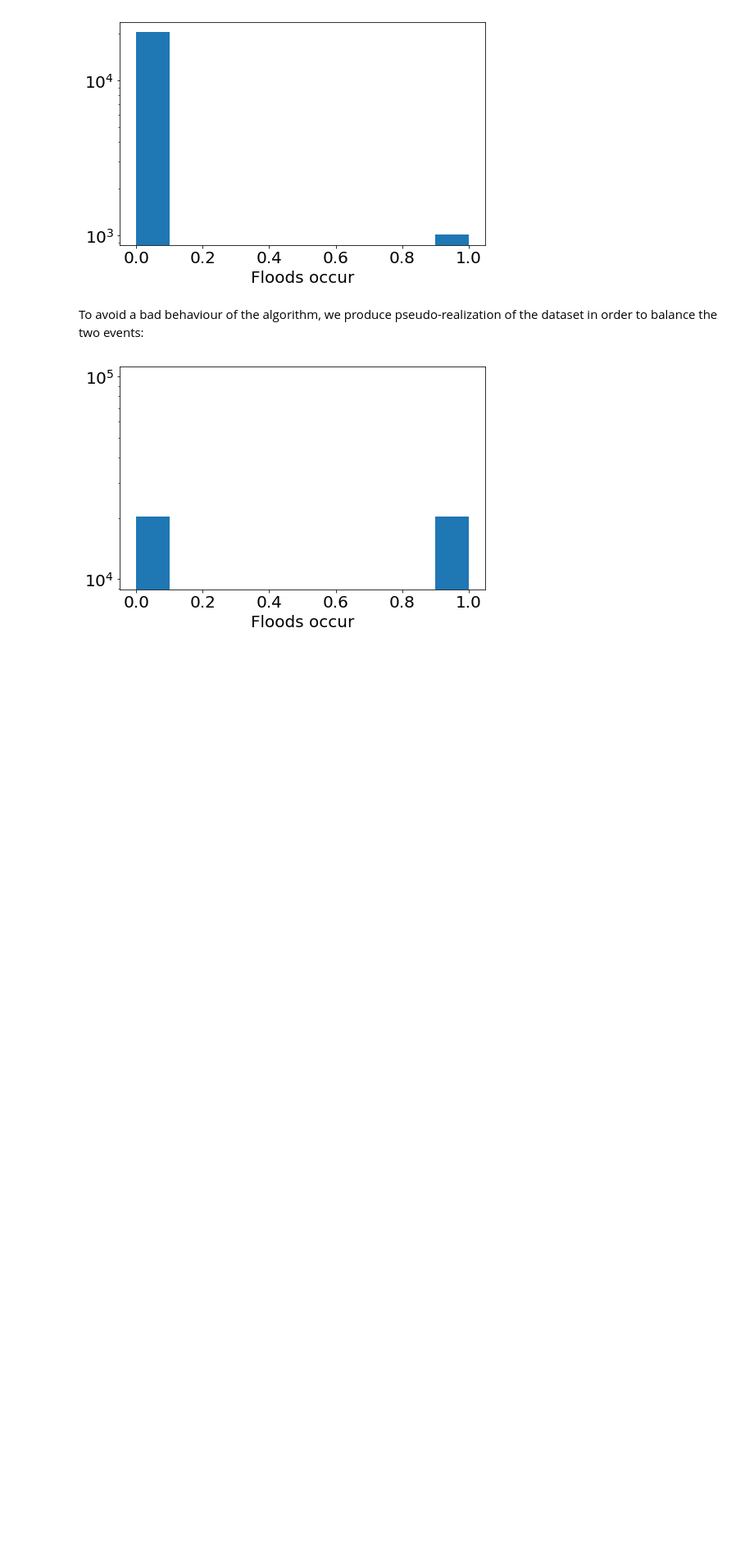
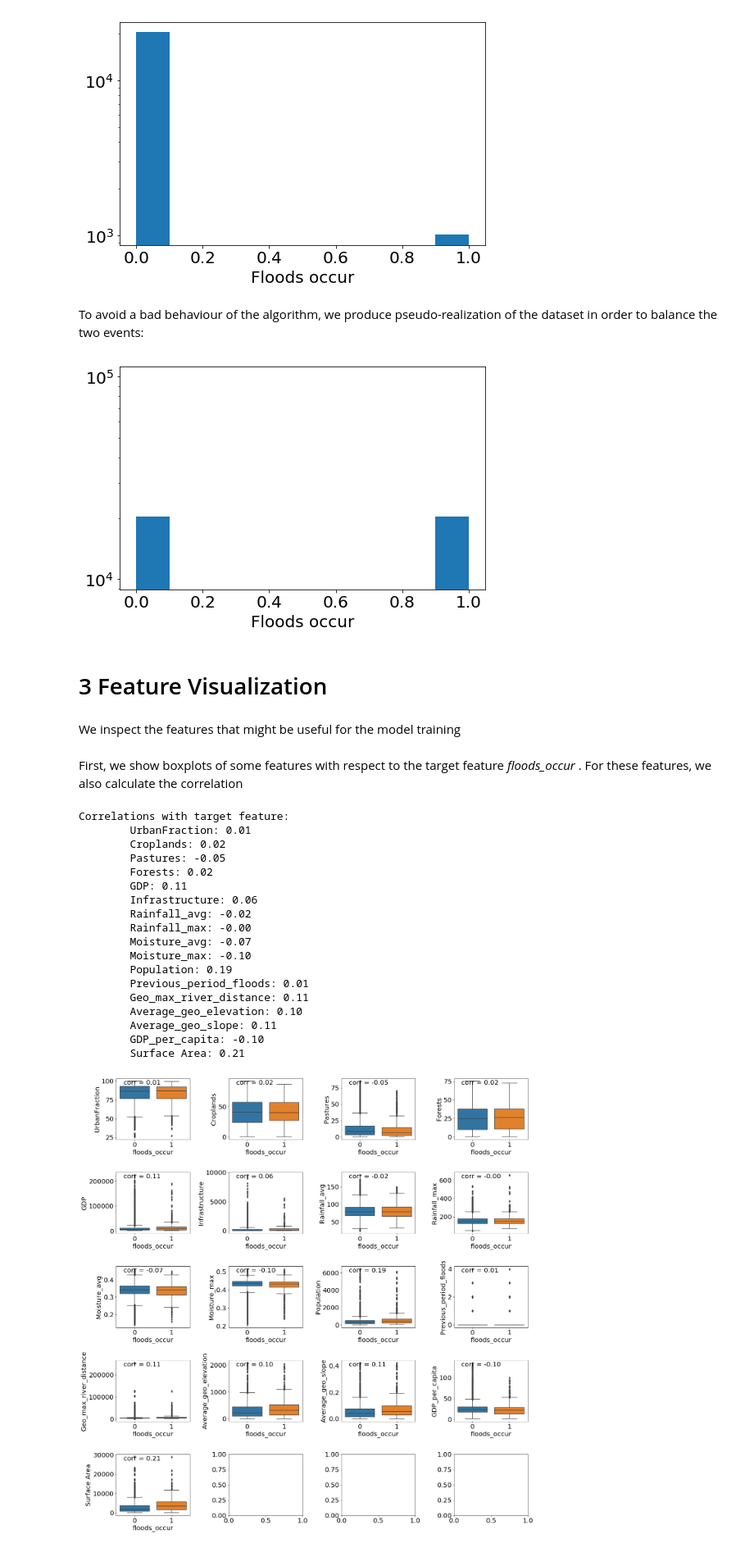
Before and after one commit to flucarelli94/MachineLearning_projects, a Jupyter notebook: Floods/Analysis.ipynb, the cells around one changed output. Shown: that part at 82% size. Cells and saved outputs as stored; diff of their text form; code cells hidden in the pictures; blank space fills up the shorter version.

Commit message:
Adding feature visualization and selection

```diff
--- a/Floods/Analysis.ipynb
+++ b/Floods/Analysis.ipynb
@@ -279,3 +279,53 @@ plt.xlabel('Floods occur')
 plt.show()
 # %% [output]
 [figure]
+# %% [markdown]
+# 3 Feature Visualization
+# %% [markdown]
+We inspect the features that might be useful for the model training
+# %% [markdown]
+First, we show boxplots of some features with respect to the target feature _floods_occur_ . For these features, we also calculate the correlation
+# %%
+matplotlib.rcParams["font.size"] = 20
+nrows, ncols = 5, 4
+fig, axs = plt.subplots(nrows=nrows, ncols=ncols, figsize=(20, 20))
+
+selected_features = ['UrbanFraction', 'Croplands', 'Pastures', 'Forests', 'GDP',
+             'Infrastructure', 'Rainfall_avg', 'Rainfall_max', 'Moisture_avg', 'Moisture_max',
+             'Population', 'Previous_period_floods', 'Geo_max_river_distance',
+             'Average_geo_elevation', 'Average_geo_slope', 'GDP_per_capita', 'Surface Area'
+            ]
+
+print('Correlations with target feature:')
+for ifeat, feat in enumerate(selected_features):
+    # find row and column of subplots
+    row = int(ifeat/ncols)
+    col = ifeat%ncols
+    # make boxplot
+    sns.boxplot(data=df, x='floods_occur', y=feat, ax=axs[row, col])
+    # calculate correlation
+    axs[row, col].text(0.1, 0.9, 'corr = {:.2f}'.format(pearsonr(X[feat], y)[0]), transform=axs[row, col].transAxes)
+    print('\t'+feat+': {:.2f}'.format(pearsonr(X[feat], y)[0]))
+
+plt.tight_layout()
+plt.show()
+# %% [output]
+Correlations with target feature:
+        UrbanFraction: 0.01
+        Croplands: 0.02
+        Pastures: -0.05
+        Forests: 0.02
+        GDP: 0.11
+        Infrastructure: 0.06
+        Rainfall_avg: -0.02
+        Rainfall_max: -0.00
+        Moisture_avg: -0.07
+        Moisture_max: -0.10
+        Population: 0.19
+        Previous_period_floods: 0.01
+        Geo_max_river_distance: 0.11
+        Average_geo_elevation: 0.10
+        Average_geo_slope: 0.11
+        GDP_per_capita: -0.10
+        Surface Area: 0.21
+[figure, added]
```
Also changed, not shown: parts of 5 cells of this notebook.
